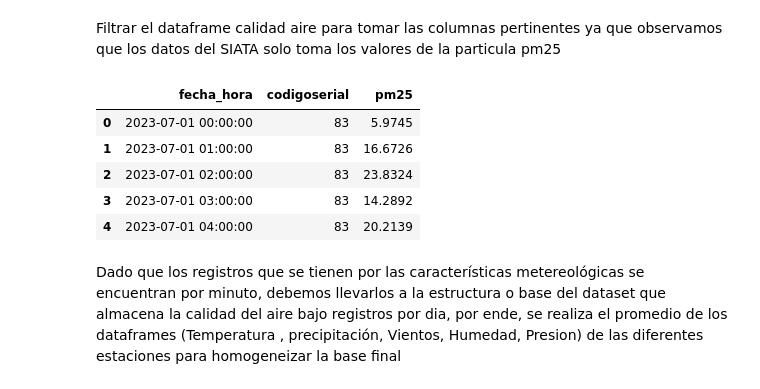
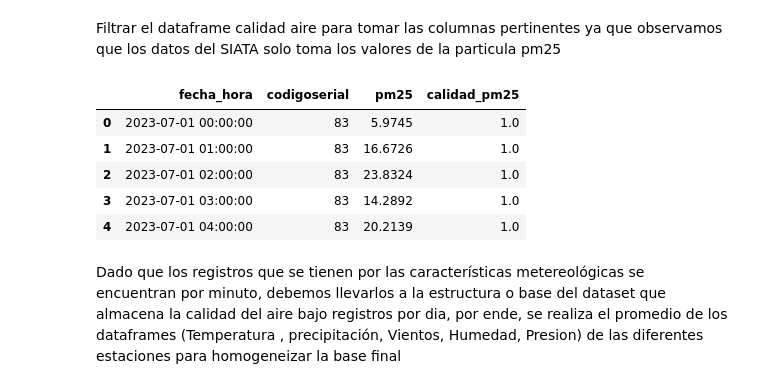
Before and after one commit to kennethLeonel/Proyecto-Grado, a Jupyter notebook: preprocesamiento.ipynb, the cells around one changed output. Drawn from its saved outputs; the diff is of its cells as text; code cells hidden in the pictures.

Commit message:
:fire: se mejoro el codigo

```diff
--- a/preprocesamiento.ipynb
+++ b/preprocesamiento.ipynb
@@ -330,24 +330,24 @@ Filtrar el dataframe calidad aire para tomar las columnas pertinentes ya que obs
 # %%
 def filtro_data(data):
     """"
     Función para tomar columnas de estudio en archivos de calidad del aire en las diferentes estaciones
     In[0]: dataset
     Out[0]: dataset filtrado hasta columna de estudio
     """
     # Filtrar los datos hasta el indice que se encuentra la partícula pm25
-    datosFiltrados = data.iloc[:,:3]
+    datosFiltrados = data.iloc[:,:4]
     return datosFiltrados
 
 # Filtrar los datos
 calidadAireFiltrada = filtro_data(calidadAire)
 calidadAireFiltrada.head()
 # %% [output]
-|  | fecha_hora | codigoserial | pm25 |
-| 0 | 2023-07-01 00:00:00 | 83 | 5.9745 |
-| 1 | 2023-07-01 01:00:00 | 83 | 16.6726 |
-| 2 | 2023-07-01 02:00:00 | 83 | 23.8324 |
-| 3 | 2023-07-01 03:00:00 | 83 | 14.2892 |
-| 4 | 2023-07-01 04:00:00 | 83 | 20.2139 |
+|  | fecha_hora | codigoserial | pm25 | calidad_pm25 |
+| 0 | 2023-07-01 00:00:00 | 83 | 5.9745 | 1.0 |
+| 1 | 2023-07-01 01:00:00 | 83 | 16.6726 | 1.0 |
+| 2 | 2023-07-01 02:00:00 | 83 | 23.8324 | 1.0 |
+| 3 | 2023-07-01 03:00:00 | 83 | 14.2892 | 1.0 |
+| 4 | 2023-07-01 04:00:00 | 83 | 20.2139 | 1.0 |
 # %% [markdown]
 Dado que los registros que se tienen por las características metereológicas se encuentran por minuto, debemos llevarlos a la estructura o base del dataset que almacena la calidad del aire bajo registros por dia, por ende, se realiza el promedio de los dataframes (Temperatura , precipitación, Vientos, Humedad, Presion) de las diferentes estaciones para homogeneizar la base final
 # %% [markdown]
```
Also changed, not shown: parts of 10 cells of this notebook.
